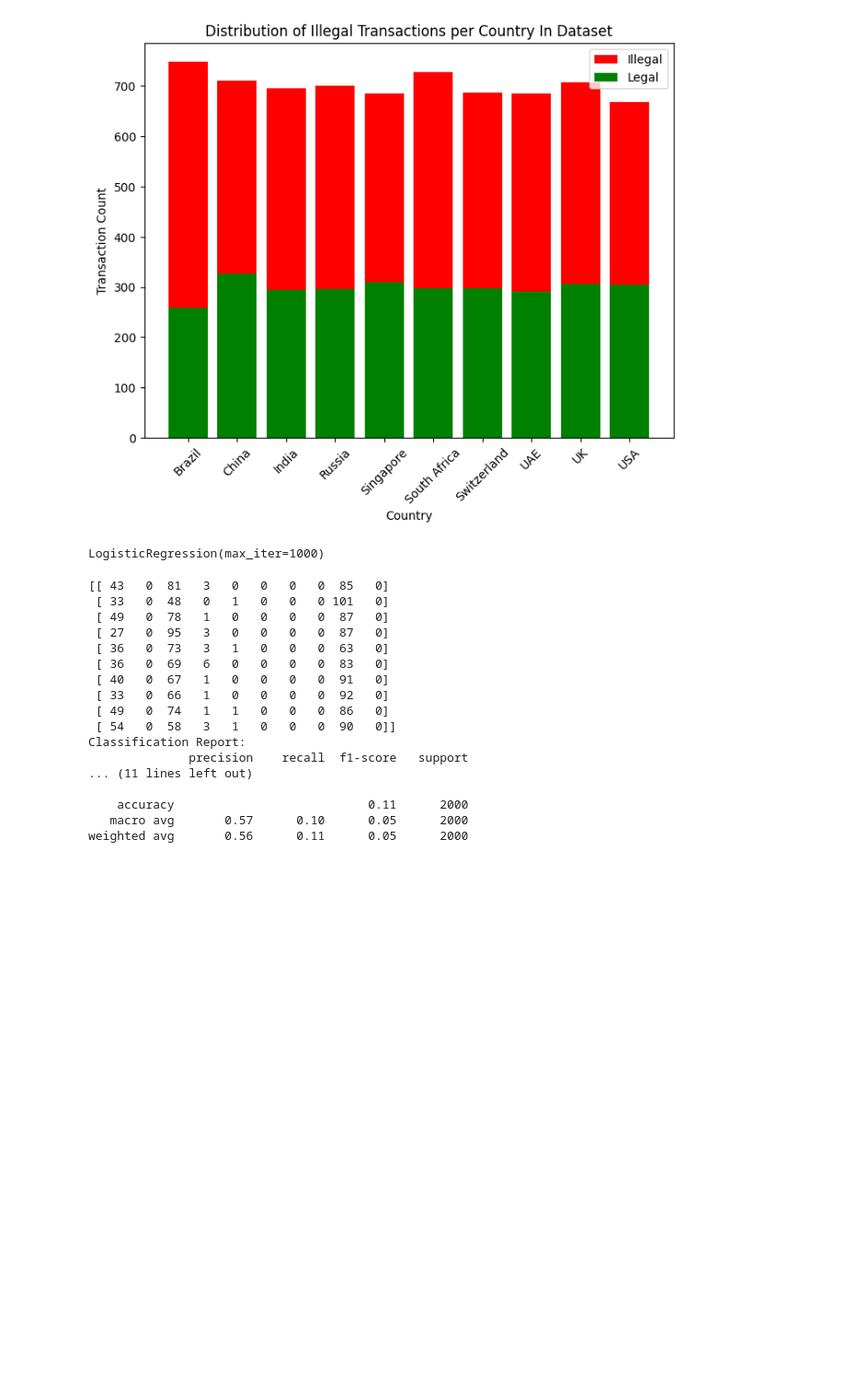
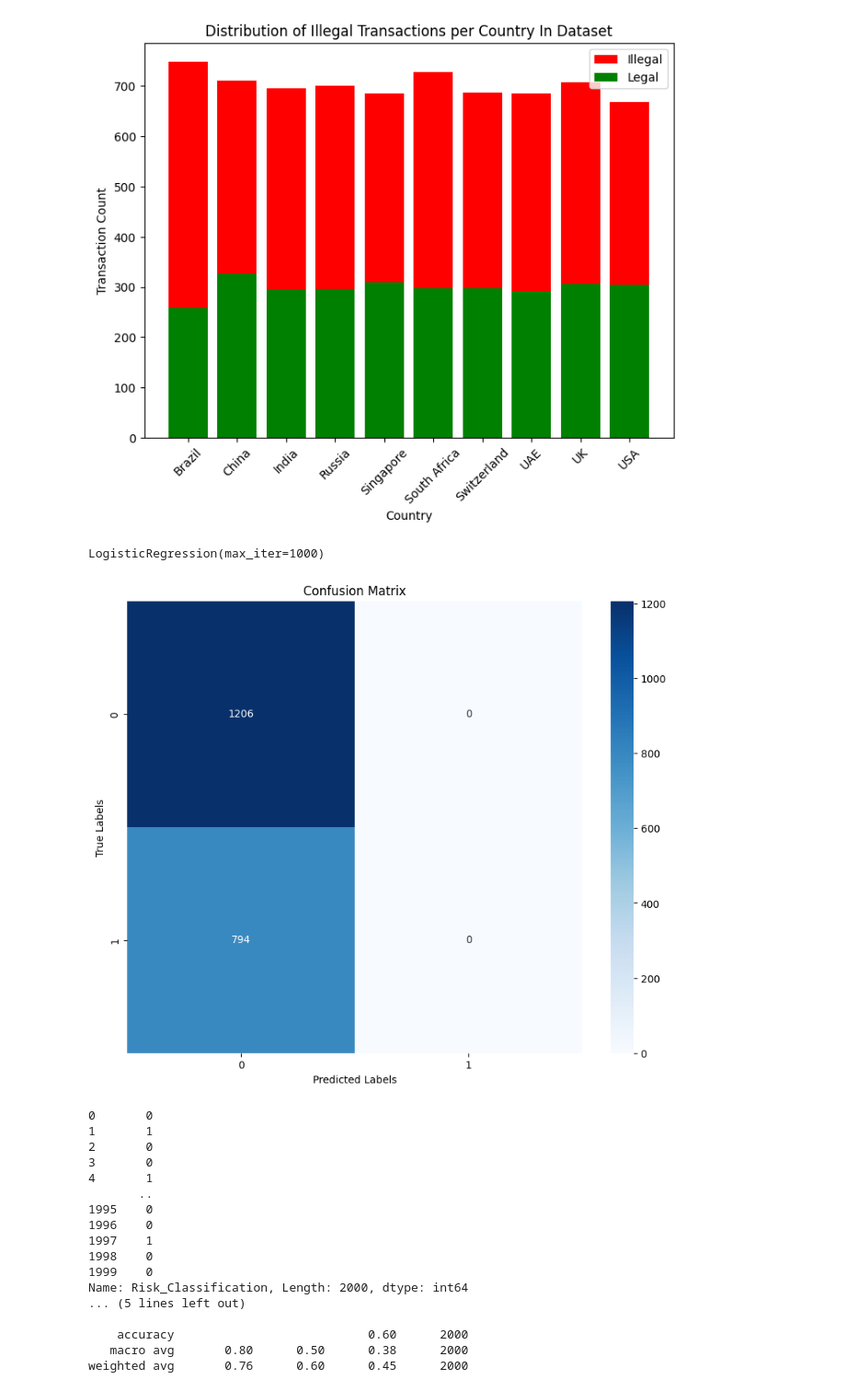
Before and after one commit to CheMBurN695/FinCrime_ML_Model, a Jupyter notebook: FC_ML_Model_NB.ipynb, the cells around one changed output. Shown: that part at 92% size. Saved outputs shown, nothing was run; the diff lists cells and outputs as text; code cells hidden in the pictures; blank space fills up the shorter version.

```diff
--- a/FC_ML_Model_NB.ipynb
+++ b/FC_ML_Model_NB.ipynb
@@ -1,11 +1,12 @@
 # %%
 import pandas as pd
 from matplotlib import pyplot
+import seaborn as sns
 from sklearn.linear_model import LogisticRegression
 from sklearn.metrics import confusion_matrix, classification_report
 from sklearn.preprocessing import LabelEncoder
 
-dataset_URL = "https://raw.githubusercontent.com/CheMBurN695/FinCrime_ML_Model/refs/heads/master/Trnx_Dataset.csv?token=GHSAT0AAAAAACYPUMUIAXADJP4OF7RWQUN6Z3IP6OQ"
+dataset_URL = "https://raw.githubusercontent.com/CheMBurN695/FinCrime_ML_Model/refs/heads/master/Trnx_Dataset.csv?token=GHSAT0AAAAAACYPUMUJT3IM6CAWCKWPPIDEZ3IRX6Q"
 testing_dataset_URL = "https://raw.githubusercontent.com/CheMBurN695/FinCrime_ML_Model/refs/heads/master/Testing_Dataset.csv?token=GHSAT0AAAAAACYPUMUJFEPU3ZUSZZXSPUOGZ3IRVRQ"
 training_dataset_URL = "https://raw.githubusercontent.com/CheMBurN695/FinCrime_ML_Model/refs/heads/master/Training_Dataset.csv?token=GHSAT0AAAAAACYPUMUJ6RPN3G5B7TD2S3OOZ3IRVSQ"
 dataFrame = pd.read_csv(dataset_URL)
@@ -43,6 +44,8 @@ label_encoder_person_involved = LabelEncoder()
 label_encoder_industry = LabelEncoder()
 label_encoder_source_of_money = LabelEncoder()
 label_encoder_ML_score = LabelEncoder()
+label_encoder_ML_class = LabelEncoder()
+label_encoder_shellCosInvolved = LabelEncoder()
 
 label_encoder_country.fit(dataFrame['Country'])
 label_encoder_destination_country.fit(dataFrame['Destination Country'])
@@ -51,6 +54,8 @@ label_encoder_person_involved.fit(dataFrame['Person Involved'])
 label_encoder_industry.fit(dataFrame['Industry'])
 label_encoder_source_of_money.fit(dataFrame['Source of Money'])
 label_encoder_ML_score.fit(dataFrame['Money Laundering Risk Score'])
+label_encoder_ML_class.fit(dataFrame['Risk_Classification'])
+label_encoder_shellCosInvolved.fit(dataFrame['Shell Companies Involved'])
 
 training_dataFrame['Country'] = label_encoder_country.transform(training_dataFrame['Country'])
 training_dataFrame['Destination Country'] = label_encoder_destination_country.transform(training_dataFrame['Destination Country'])
@@ -59,9 +64,11 @@ training_dataFrame['Person Involved'] = label_encoder_person_involved.transform(
 training_dataFrame['Industry'] = label_encoder_industry.transform(training_dataFrame['Industry'])
 training_dataFrame['Source of Money'] = label_encoder_source_of_money.transform(training_dataFrame['Source of Money'])
 training_dataFrame['Money Laundering Risk Score'] = label_encoder_ML_score.transform(training_dataFrame['Money Laundering Risk Score'])
+training_dataFrame['Risk_Classification'] = label_encoder_ML_class.transform(training_dataFrame['Risk_Classification'])
+training_dataFrame['Shell Companies Involved'] = label_encoder_shellCosInvolved.transform(training_dataFrame['Shell Companies Involved'])
 
-X = training_dataFrame[['Industry', 'Country', 'Destination Country']]
-Y = training_dataFrame['Money Laundering Risk Score']
+X = training_dataFrame[['Industry', 'Country', 'Destination Country', 'Shell Companies Involved']]
+Y = training_dataFrame['Risk_Classification']
 # %%
 # testing data
 
@@ -72,9 +79,11 @@ testing_dataFrame['Person Involved'] = label_encoder_person_involved.transform(t
 testing_dataFrame['Industry'] = label_encoder_industry.transform(testing_dataFrame['Industry'])
 testing_dataFrame['Source of Money'] = label_encoder_source_of_money.transform(testing_dataFrame['Source of Money'])
 testing_dataFrame['Money Laundering Risk Score'] = label_encoder_ML_score.transform(testing_dataFrame['Money Laundering Risk Score'])
+testing_dataFrame['Risk_Classification'] = label_encoder_ML_class.transform(testing_dataFrame['Risk_Classification'])
+testing_dataFrame['Shell Companies Involved'] = label_encoder_shellCosInvolved.transform(testing_dataFrame['Shell Companies Involved'])
 
-X_test = testing_dataFrame[['Industry', 'Country', 'Destination Country']]
-Y_test = testing_dataFrame['Money Laundering Risk Score']
+X_test = testing_dataFrame[['Industry', 'Country', 'Destination Country', 'Shell Companies Involved']]
+Y_test = testing_dataFrame['Risk_Classification']
 # %%
 model = LogisticRegression(max_iter=1000)
 model.fit(X,Y)
@@ -83,26 +92,35 @@ LogisticRegression(max_iter=1000)
 # %%
 predictions = model.predict(X_test)
 conf_matrix = confusion_matrix(Y_test, predictions)
-print(conf_matrix)
+pyplot.figure(figsize=(10, 8))
+sns.heatmap(conf_matrix, annot=True, fmt='d', cmap='Blues')
+
+pyplot.xlabel('Predicted Labels')
+pyplot.ylabel('True Labels')
+pyplot.title('Confusion Matrix')
+pyplot.show()
+
+print(testing_dataFrame['Risk_Classification'])
 
 report = classification_report(Y_test, predictions, zero_division=1)
 print("Classification Report:")
 print(report)
 # %% [output]
+[figure, added]
-[[ 43   0  81   3   0   0   0   0  85   0]
- [ 33   0  48   0   1   0   0   0 101   0]
- [ 49   0  78   1   0   0   0   0  87   0]
- [ 27   0  95   3   0   0   0   0  87   0]
- [ 36   0  73   3   1   0   0   0  63   0]
- [ 36   0  69   6   0   0   0   0  83   0]
- [ 40   0  67   1   0   0   0   0  91   0]
- [ 33   0  66   1   0   0   0   0  92   0]
- [ 49   0  74   1   1   0   0   0  86   0]
- [ 54   0  58   3   1   0   0   0  90   0]]
-Classification Report:
-              precision    recall  f1-score   support
-... (11 lines left out)
+0       0
+1       1
+2       0
+3       0
+4       1
+       ..
+1995    0
+1996    0
+1997    1
+1998    0
+1999    0
+Name: Risk_Classification, Length: 2000, dtype: int64
+... (5 lines left out)
 
-    accuracy                           0.11      2000
-   macro avg       0.57      0.10      0.05      2000
-weighted avg       0.56      0.11      0.05      2000
+    accuracy                           0.60      2000
+   macro avg       0.80      0.50      0.38      2000
+weighted avg       0.76      0.60      0.45      2000
```
